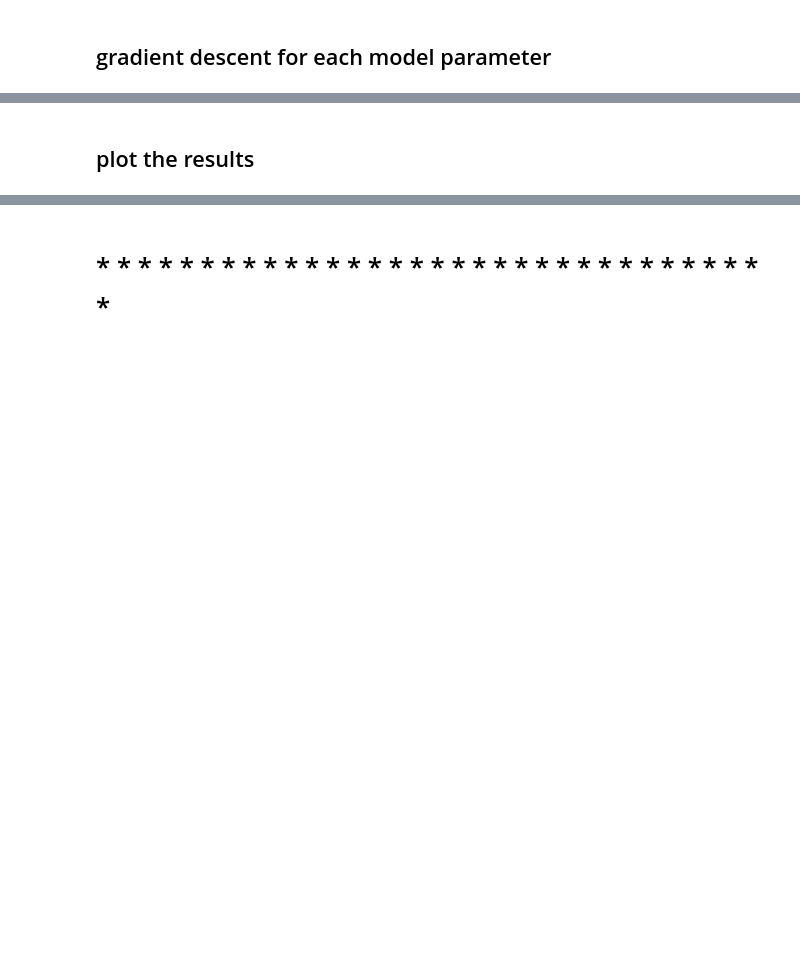
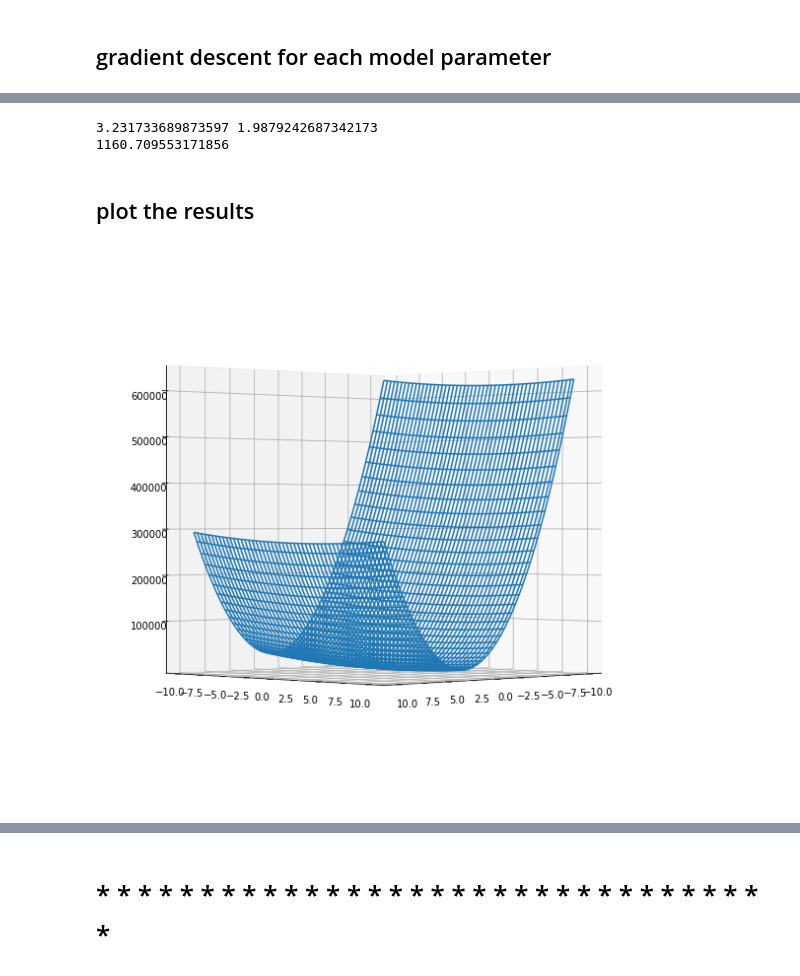
Before and after one commit to jstep750/assignment-machine-learning, a Jupyter notebook: 06/assignment_06.ipynb, the cells around one changed output, grey strips where cells are left out. Cells and saved outputs as stored; diff of their text form; code cells hidden in the pictures; blank space fills up the shorter version.

Commit message:
plot results

```diff
--- a/06/assignment_06.ipynb
+++ b/06/assignment_06.ipynb
@@ -31,10 +31,9 @@ plt.show()
 # %%
 def compute_loss(x, y, theta0, theta1):
     loss = 0
-    for i in x:
-        for j in y:
-            r = theta0 + theta1*i - j
-            loss = loss + r**2
+    for i in range(0,x.shape[0]):
+        r = theta0 + theta1*x[i] - y[i]
+        loss = loss + r**2
 
     loss = (1/2)*loss
     return loss
@@ -43,22 +42,20 @@ def compute_loss(x, y, theta0, theta1):
 # %%
 def compute_gradient_theta0(x, y, theta0, theta1):
     dL = 0
-    for i in x:
-        for j in y:
-            t = theta0 + theta1*i - j
-            dL = dL + t
+    for i in range(0,x.shape[0]):
+        t = theta0 + theta1*x[i] - y[i]
+        dL = dL + t
 
-    dL = (2/x.shape[1])*dL
+    dL = (2/x.shape[0])*dL
     return dL
 # %%
 def compute_gradient_theta1(x, y, theta0, theta1):
     dL = 0
-    for i in x:
-        for j in y:
-            t = (theta0 + theta1*i - j)*i
-            dL = dL + t
+    for i in range(0,x.shape[0]):
+        t = (theta0 + theta1*x[i] - y[i])*x[i]
+        dL = dL + t
 
-    dL = (2/x.shape[1])*dL
+    dL = (2/x.shape[0])*dL
     return dL
 # %% [markdown]
 ## gradient descent for each model parameter
@@ -89,3 +101,10 @@ f =
+# %%
+f = theta0 + theta1*x
+print(theta0, theta1)
+print(loss)
+# %% [output]
+3.231733689873597 1.9879242687342173
+1160.709553171856
 # %% [markdown]
 ## plot the results
 # %%
@@ -119,18 +142,30 @@ def plot_model_parameter(theta0_iteration, theta1_iteration):
 # %%
 
 X0  = np.arange(-10, 10, 0.1)
 X1  = np.arange(-10, 10, 0.1)
 
-grid_theta0, grid_theta1 =
+grid_theta0, grid_theta1 = np.meshgrid(X0, X1)
 
-grid_loss   =
+#grid_loss  = compute_loss(x,y,grid_theta0,grid_theta1)
+grid_loss  = np.zeros((X0.shape[0],X1.shape[0]))
 
+for i in range(0,X0.shape[0]):
+    for j in range(0,X1.shape[0]):
+        grid_loss[i][j] = compute_loss(x,y,X0[i], X1[j])
 
 def plot_loss_surface(grid_theta0, grid_theta1, grid_loss):
 
     fig = plt.figure(figsize=(8,8))
     plt.title('loss surface')
 
+    ax = plt.axes(projection='3d')
+
+    ax.plot_wireframe(grid_theta0, grid_theta1, grid_loss)
+    ax.view_init(0,45)
 
     plt.tight_layout()
     plt.show()
+
+plot_loss_surface(grid_theta0, grid_theta1, grid_loss)
+# %% [output]
+[figure, added]
```
Also changed, not shown: parts of 11 cells of this notebook.
